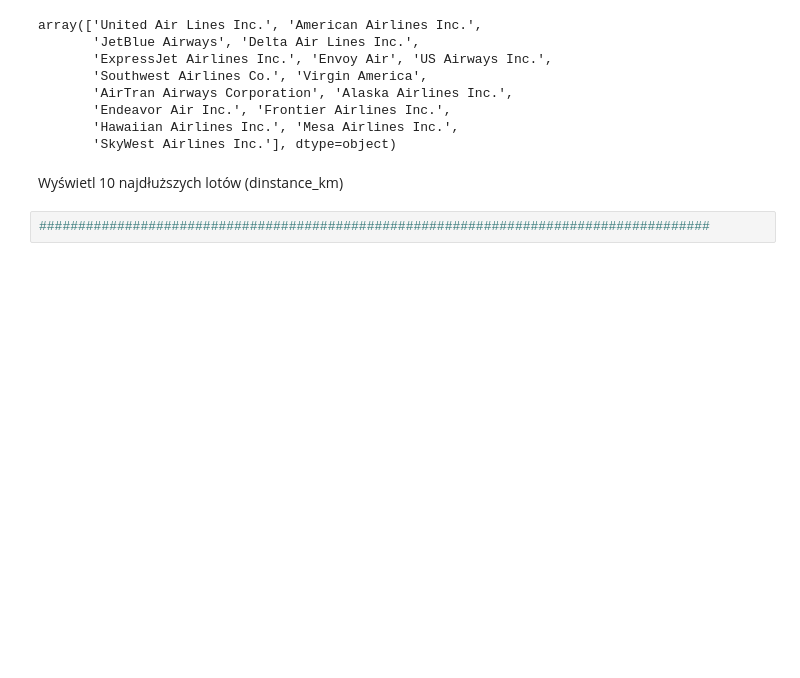
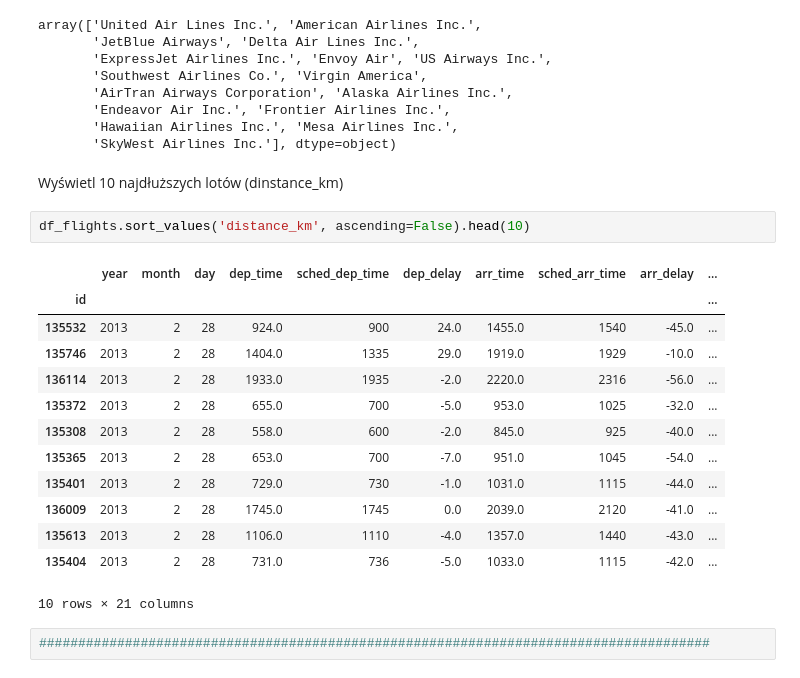
Before and after one commit to tuchacz/analiza, a Jupyter notebook: Zadania/02_pandas/02_pandas.ipynb, the cells around one changed output. Cells and saved outputs as stored; diff of their text form; blank space fills up the shorter version.

```diff
--- a/Zadania/02_pandas/02_pandas.ipynb
+++ b/Zadania/02_pandas/02_pandas.ipynb
@@ -208,6 +355,22 @@ array(['United Air Lines Inc.', 'American Airlines Inc.',
        'SkyWest Airlines Inc.'], dtype=object)
 # %% [markdown]
 Wyświetl 10 najdłuższych lotów (dinstance_km)
+# %%
+df_flights.sort_values('distance_km', ascending=False).head(10)
+# %% [output]
+|  | year | month | day | dep_time | sched_dep_time | dep_delay | arr_time | sched_arr_time | arr_delay | ... |
+| id |  |  |  |  |  |  |  |  |  | ... |
+| 135532 | 2013 | 2 | 28 | 924.0 | 900 | 24.0 | 1455.0 | 1540 | -45.0 | ... |
+| 135746 | 2013 | 2 | 28 | 1404.0 | 1335 | 29.0 | 1919.0 | 1929 | -10.0 | ... |
+| 136114 | 2013 | 2 | 28 | 1933.0 | 1935 | -2.0 | 2220.0 | 2316 | -56.0 | ... |
+| 135372 | 2013 | 2 | 28 | 655.0 | 700 | -5.0 | 953.0 | 1025 | -32.0 | ... |
+| 135308 | 2013 | 2 | 28 | 558.0 | 600 | -2.0 | 845.0 | 925 | -40.0 | ... |
+| 135365 | 2013 | 2 | 28 | 653.0 | 700 | -7.0 | 951.0 | 1045 | -54.0 | ... |
+| 135401 | 2013 | 2 | 28 | 729.0 | 730 | -1.0 | 1031.0 | 1115 | -44.0 | ... |
+| 136009 | 2013 | 2 | 28 | 1745.0 | 1745 | 0.0 | 2039.0 | 2120 | -41.0 | ... |
+| 135613 | 2013 | 2 | 28 | 1106.0 | 1110 | -4.0 | 1357.0 | 1440 | -43.0 | ... |
+| 135404 | 2013 | 2 | 28 | 731.0 | 736 | -5.0 | 1033.0 | 1115 | -42.0 | ... |
+10 rows × 21 columns
 # %%
 ######################################################################################
 # %% [output]
```
Also changed, not shown: parts of 21 cells of this notebook, 7 other files.
